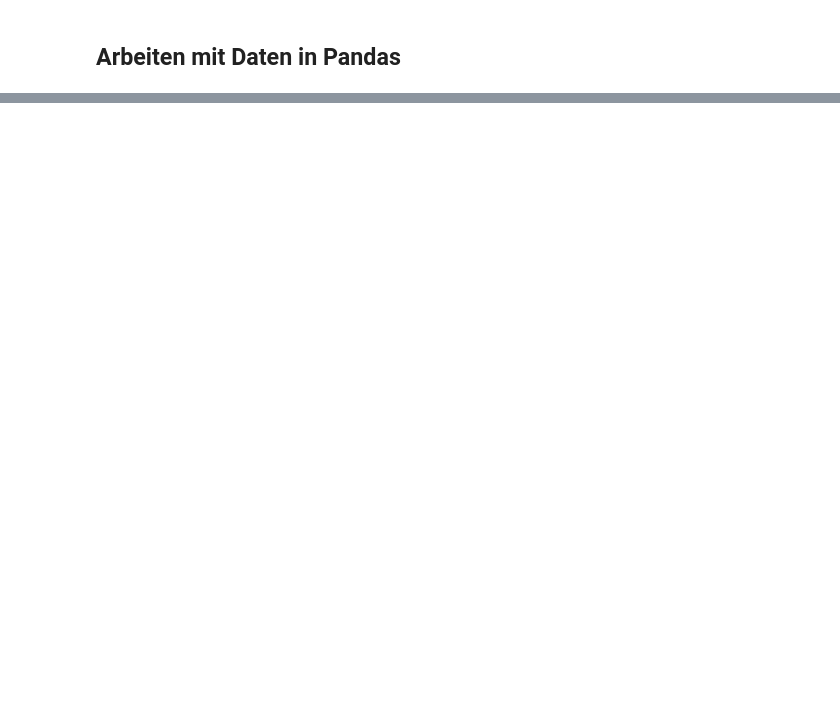
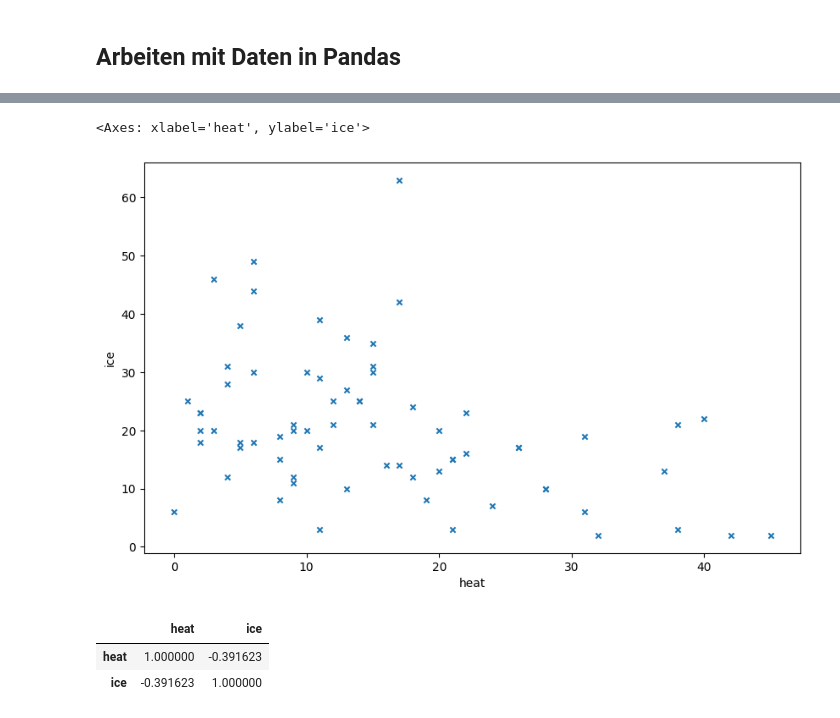
Before and after one commit to pialein11/data-science-ue-im-pl, a Jupyter notebook: notebooks/01_data-with pandas.ipynb, the cells around one changed output, grey strips where cells are left out. Saved outputs shown, nothing was run; the diff lists cells and outputs as text; code cells hidden in the pictures; blank space fills up the shorter version.

```diff
--- a/notebooks/01_data-with pandas.ipynb
+++ b/notebooks/01_data-with pandas.ipynb
@@ -8,0 +165,11 @@ FileNotFoundError: [Errno 2] No such file or directory: '../eistage.csv'
+# %%
+df.plot(kind = "scatter", x="heat", y="ice", figsize=(10,6),marker="x")
+# %% [output]
+<Axes: xlabel='heat', ylabel='ice'>
+[figure, added]
+# %%
+df.corr()
+# %% [output]
+|  | heat | ice |
+| heat | 1.000000 | -0.391623 |
+| ice | -0.391623 | 1.000000 |
```
Also changed, not shown: parts of 25 cells of this notebook, 3 other files.
